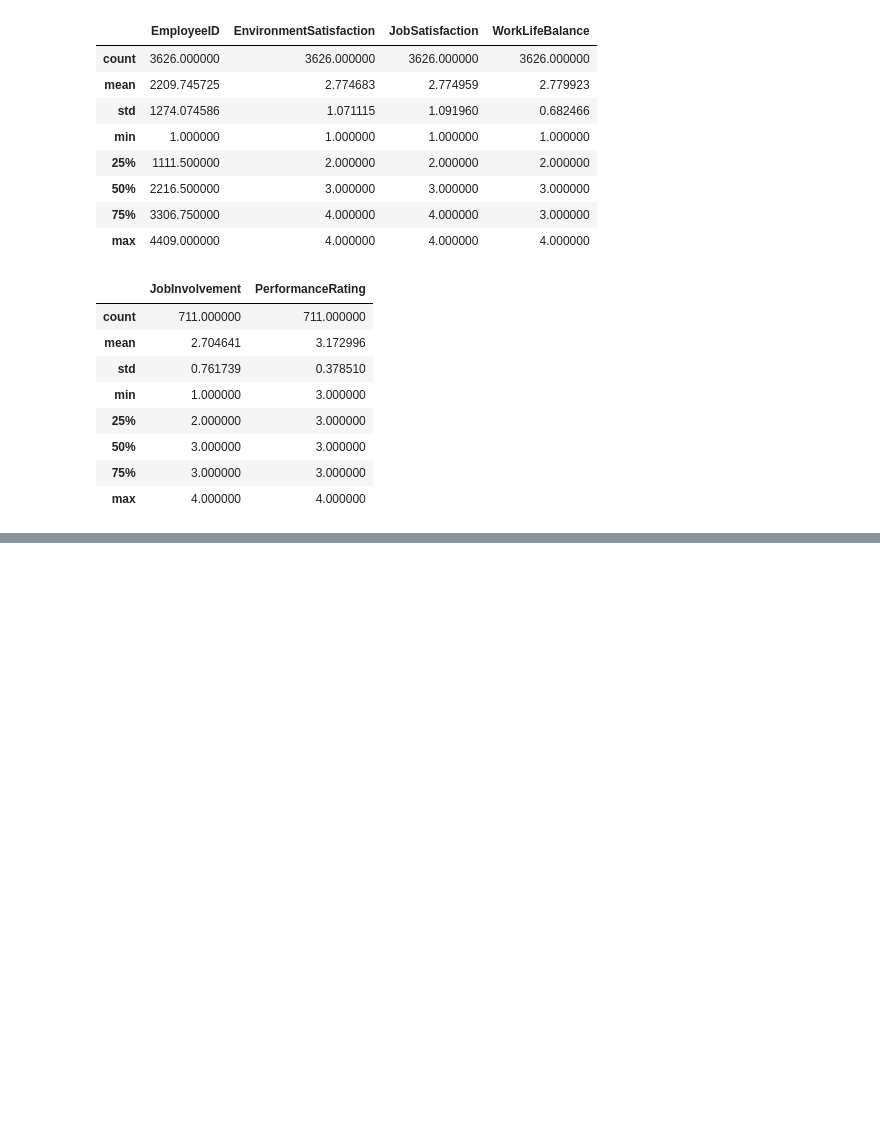
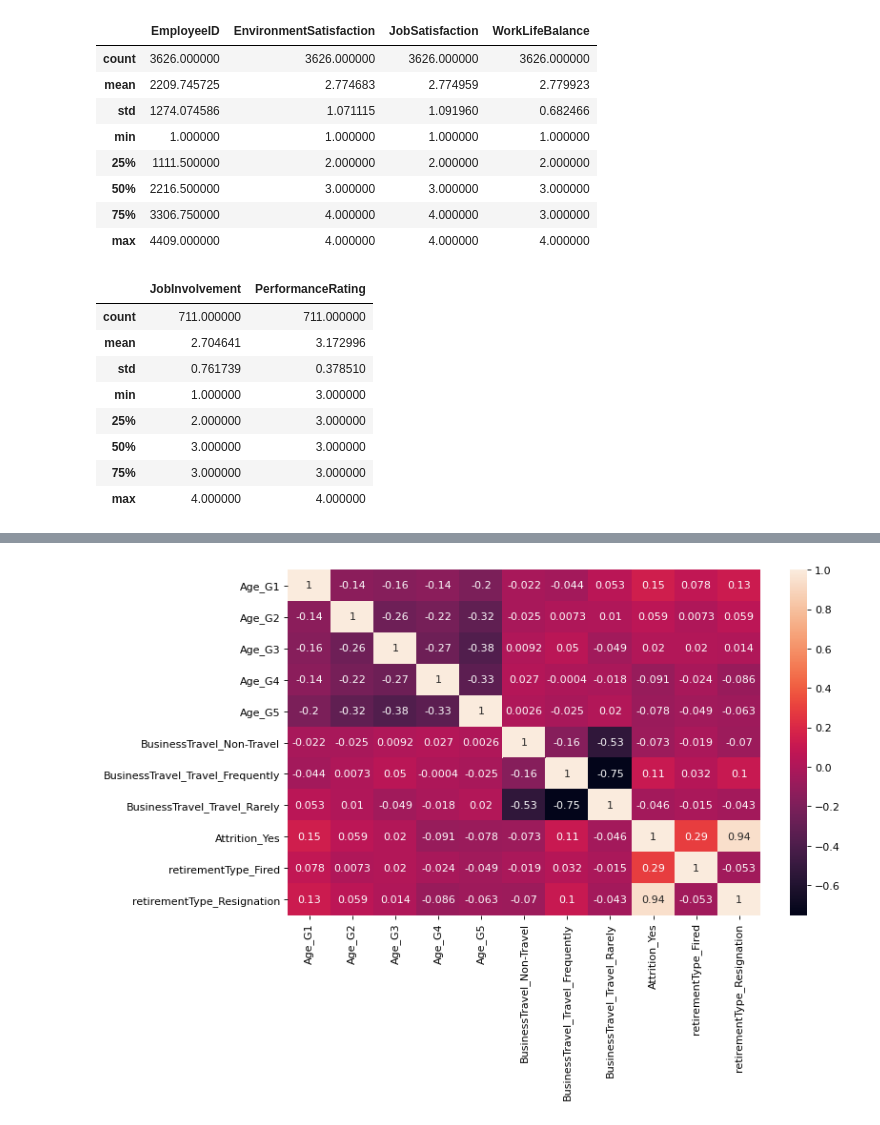
Before and after one commit to jhansanchez/Caso-de-estudio-RH, a Jupyter notebook: casoRH.ipynb, the cells around one changed output, grey strips where cells are left out. Drawn from its saved outputs; the diff is of its cells as text; code cells hidden in the pictures; blank space fills up the shorter version.

```diff
--- a/casoRH.ipynb
+++ b/casoRH.ipynb
@@ -510,0 +623,16 @@ fig.show()
+# %%
+df4['DistanceFromHome'] = df4['DistanceFromHome'].apply(lambda x: "Very close" if (x >=0) & (x <=5) else "Near" if (x >=6) & (x <=10) else "in between" if (x >=11) & (x <=20) else "Far")
+df4['MonthlyIncome'] = df4['MonthlyIncome'].apply(lambda x: "Low" if (x >=0) & (x <=28210) else "Medium" if (x >=28211) & (x <=46800) else "Medium high" if (x >=46801) & (x <=68610) else "High" if (x >=68611) & (x <=116910) else "Very high")
+df4['YearsAtCompany'] = df4['YearsAtCompany'].apply(lambda x: "G1" if (x >=0) & (x <=2) else "G2" if (x >=3) & (x <=5) else "G3" if (x >=6) & (x <=10) else "G4" if (x >=11) & (x <=20) else "G5")
+df4['Age'] = df4['Age'].apply(lambda x: "G1" if (x >=19) & (x <=25) else "G2" if (x >=26) & (x <=30) else "G3" if (x >=31) & (x <=35) else "G4" if (x >=36) & (x <=40) else "G5")
+df4['PercentSalaryHike'] = df4['PercentSalaryHike'].apply(lambda x: "Low" if (x >=11) & (x <=15) else "Medium" if (x >=16) & (x <=20) else "High" )
+# %%
+df5 = df4.drop(['EmployeeID','retirementDate','EnvironmentSatisfaction',	'JobSatisfaction',	'WorkLifeBalance',	'JobInvolvement', 'PerformanceRating', 'Department', 'JobRole', 'resignationReason','PercentSalaryHike', 'MonthlyIncome'], axis = 1)
+df_dummies1 = pd.get_dummies(df5)
+df_dummies1 =df_dummies1.drop(['retirementType_No applicable','Attrition_No'],axis = 1)
+df_dummies2 = df_dummies1[['Age_G1', 'Age_G2', 'Age_G3', 'Age_G4', 'Age_G5','BusinessTravel_Non-Travel', 'BusinessTravel_Travel_Frequently','BusinessTravel_Travel_Rarely',  'Attrition_Yes', 'retirementType_Fired', 'retirementType_Resignation']]
+df_dummies3 = df_dummies1[['DistanceFromHome_Far',
+       'DistanceFromHome_Near', 'DistanceFromHome_Very close',
+       'DistanceFromHome_in between', 'YearsAtCompany_G1', 'YearsAtCompany_G2',
+       'YearsAtCompany_G3', 'YearsAtCompany_G4', 'YearsAtCompany_G5',
+       'Attrition_Yes', 'retirementType_Fired', 'retirementType_Resignation']]
@@ -510,0 +670,7 @@ fig.show()
+# %%
+#Correlación de las variables Age,BusinessTravel,Attrition,retirementType
+from matplotlib.pyplot import figure
+figure(figsize=(10, 6), dpi=80);
+sns.heatmap(df_dummies2.corr(), annot = True);
+# %% [output]
+[figure, added]
```
Also changed, not shown: parts of 18 cells of this notebook.
